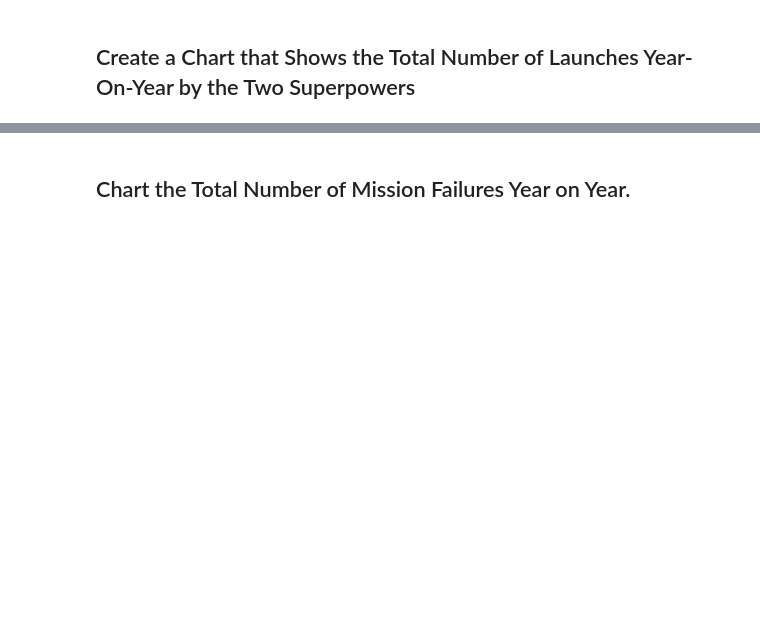
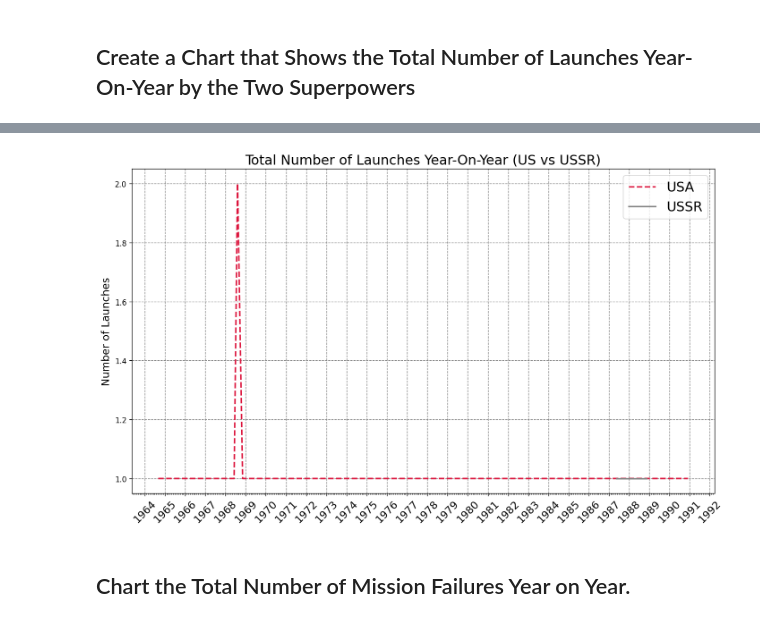
Before and after one commit to petrenkonikita112263/Python_Professional_Portfolio_Projects, a Jupyter notebook: Analyse and Visualise the Space Race/Space_Missions_Analysis_(in process).ipynb, the cells around one changed output, grey strips where cells are left out. Drawn from its saved outputs; the diff is of its cells as text; code cells hidden in the pictures; blank space fills up the shorter version.

Commit message:
Finished the Space Missions Analysis.

```diff
--- a/Analyse and Visualise the Space Race/Space_Missions_Analysis_(in process).ipynb
+++ b/Analyse and Visualise the Space Race/Space_Missions_Analysis_(in process).ipynb
@@ -470,3 +495,9 @@ v_bar.show()
 # Chart the Number of Launches Month-on-Month until the Present
 
 Which month has seen the highest number of launches in all time? Superimpose a rolling average on the month on month time series chart.
+# %%
+clean_data["months"] = pd.DatetimeIndex(clean_data["dates"]).month
+df_month = clean_data.groupby(["years", "months"], as_index=False).agg({"Mission_Status": pd.Series.count})
+df_month["date"] = pd.to_datetime(df_month[["years", "months"]].assign(DAY=1))
+df_rolling = df_month.set_index("date").rolling(window=12).mean()
+df_rolling
@@ -486,3 +629,8 @@ How has the dominance of launches changed over time between the different player
 # Cold War Space Race: USA vs USSR
 
 The cold war lasted from the start of the dataset up until 1991.
+# %%
+df_cold_war = clean_data.loc[((clean_data.ISO == "RUS")
+| (clean_data.ISO == "USA")
+| (clean_data.ISO == "KAZ"))  & (clean_data["years"] < 1991)]
+df_cold_war.ISO.unique()
@@ -488,0 +639,3 @@ The cold war lasted from the start of the dataset up until 1991.
+# %%
+df_cold_war.ISO.replace("KAZ", "RUS", inplace=True)
+df_cold_war.ISO.unique()
@@ -493,2 +670,8 @@ Hint: Remember to include former Soviet Republics like Kazakhstan when analysing
 # %% [markdown]
 ## Create a Chart that Shows the Total Number of Launches Year-On-Year by the Two Superpowers
+# %%
+battle_launch = df_cold_war.groupby(["ISO", "year"],
+                                    as_index=False).agg({"Organisation": pd.Series.count})
+usa_launch = battle_launch.loc[battle_launch.ISO == "USA"]
+rus_launch = battle_launch.loc[battle_launch.ISO == "RUS"]
+usa_launch
@@ -495,2 +708,30 @@ Hint: Remember to include former Soviet Republics like Kazakhstan when analysing
+# %%
+years = mdates.YearLocator()
+months = mdates.MonthLocator()
+years_fmt = mdates.DateFormatter('%Y')
+
+plt.figure(figsize=(14, 8), dpi=120)
+plt.title("Total Number of Launches Year-On-Year (US vs USSR)", fontsize=18)
+plt.xticks(fontsize=14, rotation=45)
+ax1 = plt.gca()
+
+
+ax1.plot(usa_launch.year, usa_launch.Organisation,
+         c='crimson', lw=2, ls='--')
+ax1.plot(rus_launch.year, rus_launch.Organisation,
+         c='grey', lw=2)
+
+
+ax1.set_ylabel("Number of Launches", fontsize=14)
+ax1.xaxis.set_major_locator(years)
+ax1.xaxis.set_major_formatter(years_fmt)
+ax1.xaxis.set_minor_locator(months)
+
+# view
+ax1.grid(c='grey', ls='--')
+ax1.legend(['USA', 'USSR'], fontsize=18)
+plt.show()
+# %% [output]
+[figure, added]
 # %% [markdown]
 ## Chart the Total Number of Mission Failures Year on Year.
```
Also changed, not shown: parts of 37 cells of this notebook.
